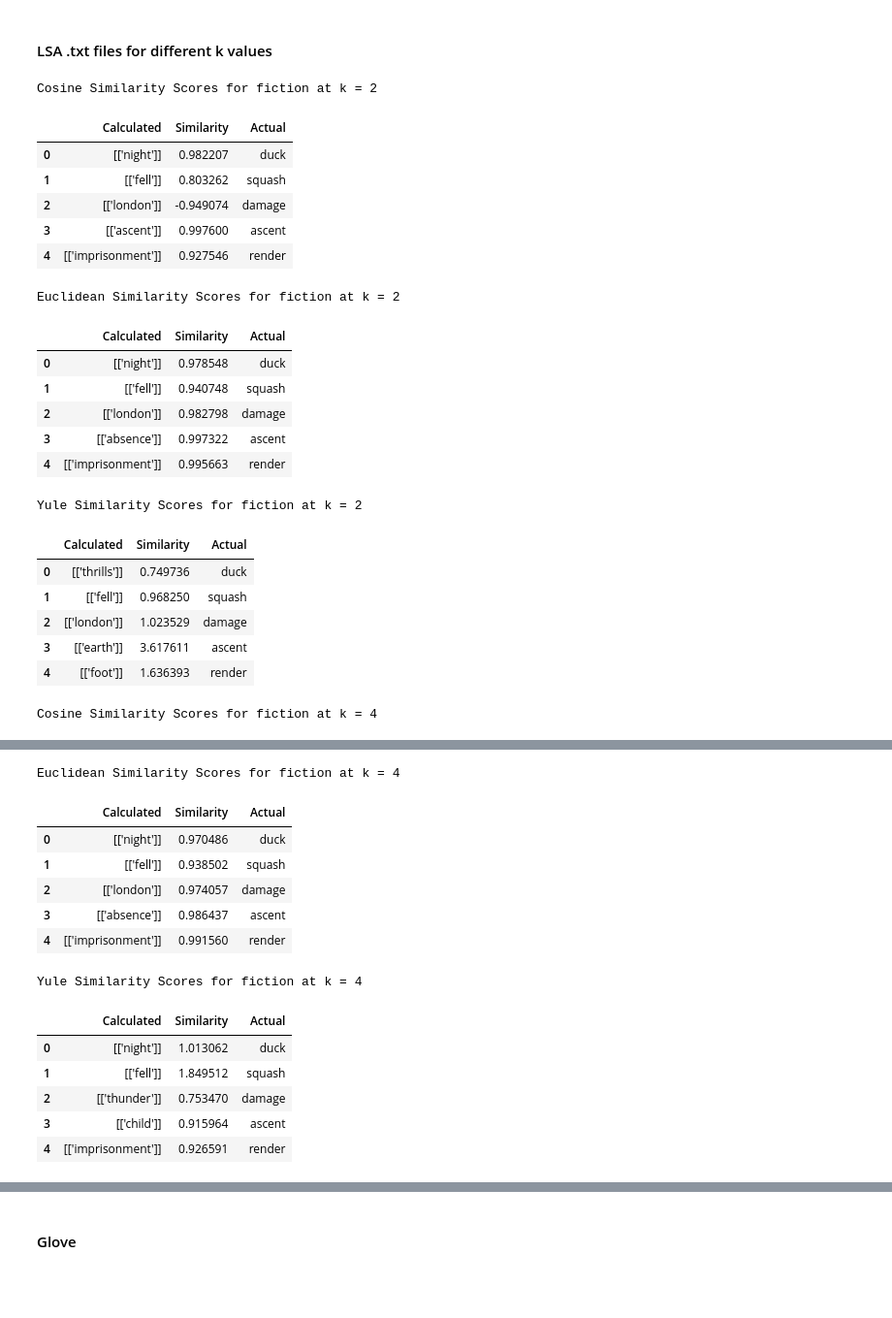
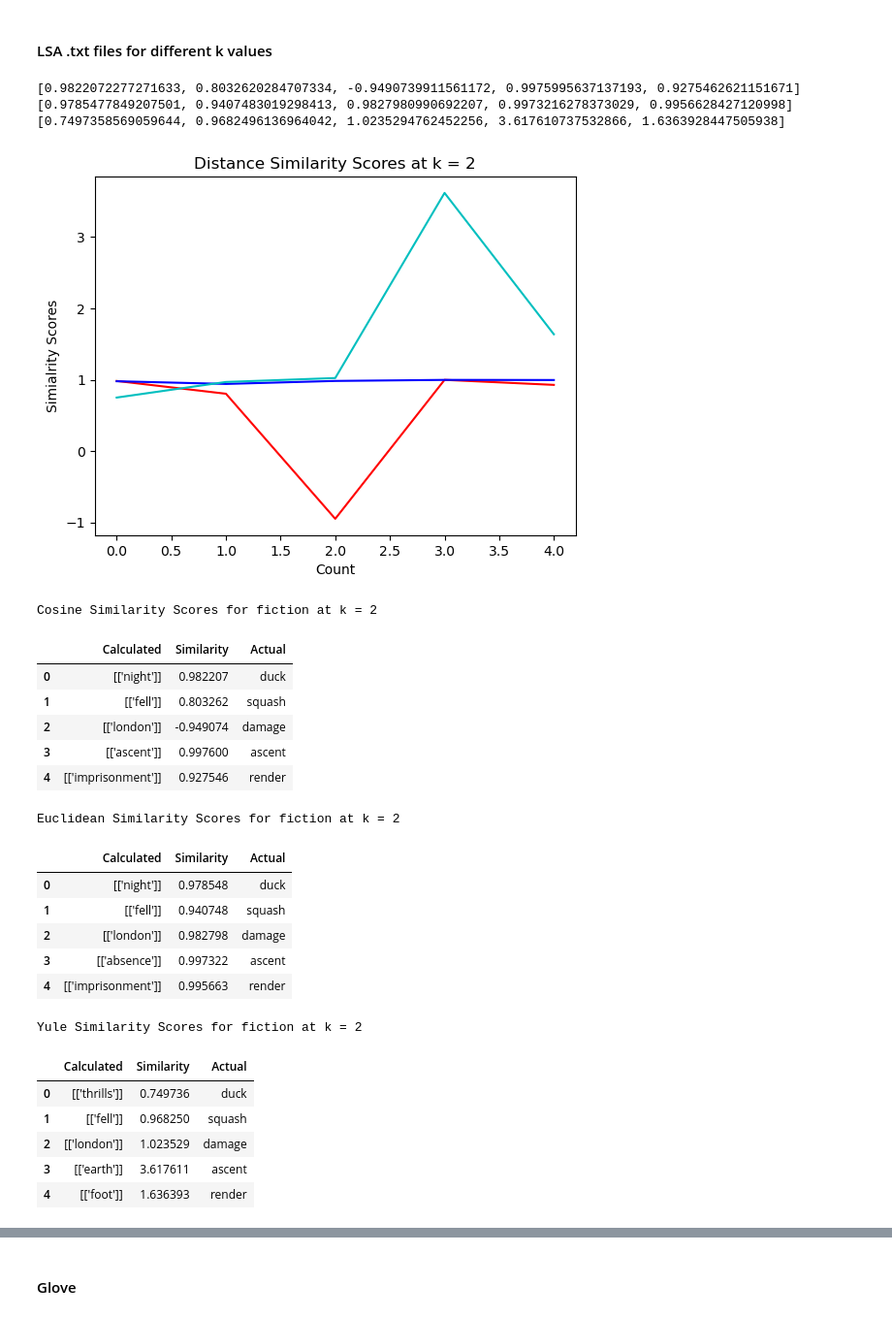
Before and after one commit to ya2189/LSA_eval, a Jupyter notebook: distance_calc/Distance_Metrics_Updated.ipynb, the cells around one changed output, grey strips where cells are left out. Shown at 97% size. Saved outputs shown, nothing was run; the diff lists cells and outputs as text; code cells hidden in the pictures; blank space fills up the shorter version.

Commit message:
Previous + Generated Graphs

```diff
--- a/distance_calc/Distance_Metrics_Updated.ipynb
+++ b/distance_calc/Distance_Metrics_Updated.ipynb
@@ -20,3 +21,17 @@ from scipy.spatial import distance
 # %% [markdown]
 #### Distance Calulations
+# %%
+def plot_graph(sim_arr, model, label, k, gr_type = '-k'):
+    x = np.linspace(0, len(sim_arr)-1, len(sim_arr), dtype=int)
+    plt.plot(x, sim_arr, gr_type)
+
+    plt.title("Distance Similarity Scores at k = " + k)
+    plt.xlabel('Count')
+    plt.ylabel('Simialrity Scores')
+
+
+#     if model == "LSA":
+#         plt.title("Distance Similarity Scores at k = " + k)
+#     elif model == "GloVe":
+#         plt.title("Distance Similarity Scores")
 # %%
@@ -40,11 +53,10 @@ def after_distance(cont_arr, optio):
 
     return max_arr, word
 # %%
-'''
-Calculating Distance Function
-'''
+'''Calculating Distance Function'''
 
-def cal_distances(quest, optio, model="LSA"):
+
+def cal_distances(quest, optio, k, model="LSA"):
     cosi_arr, eucd_arr, yule_arr = [], [], []
 
     for i in range(len(quest)):
@@ -63,7 +75,8 @@ def cal_distances(quest, optio, model="LSA"):
 
                 # Calculating Yule
                 tmp_arr_yule.append(1 - (distance.yule(dict_word_vectors[quest[i][0]] - dict_word_vectors[quest[i][2]], \
-                                                   dict_word_vectors[quest[i][1]] - dict_word_vectors[optio[i][j]])))
+                                                       dict_word_vectors[quest[i][1]] - dict_word_vectors[optio[i][j]])))
+
 
             elif model == "GloVe":
                 # Calculating Cosine
@@ -76,7 +89,8 @@ def cal_distances(quest, optio, model="LSA"):
 
                 # Calculating Yule
                 tmp_arr_yule.append(1 - (distance.yule(glove_word_vector[quest[i][0]] - glove_word_vector[quest[i][2]], \
-                                                   glove_word_vector[quest[i][1]] - glove_word_vector[optio[i][j]])))
+                                                       glove_word_vector[quest[i][1]] - glove_word_vector[optio[i][j]])))
+
 
 
         # Appending Arrays
@@ -94,6 +108,16 @@ def cal_distances(quest, optio, model="LSA"):
     eucd_df = pd.DataFrame({"Calculated":word_eucd, "Similarity": max_arr_eucd, "Actual":ans_list})
     yule_df = pd.DataFrame({"Calculated":word_yule, "Similarity": max_arr_yule, "Actual":ans_list})
 
+
+    # Generating Graphs
+    for _ in k:
+        plot_graph(max_arr_cosi, model, label = 'Cosine Distance', k = k, gr_type = '-r')
+        plot_graph(max_arr_eucd, model, label = 'Euclidean Distance', k = k, gr_type = '-b')
+        plot_graph(max_arr_yule, model, label = 'Yule Distance', k = k, gr_type = '-c')
+        plt.show()
+
+
+
     return cosi_df, eucd_df, yule_df
 # %% [markdown]
 #### Calling Questions and Options Dataframes for list Conversions
@@ -140,52 +164,55 @@ que_list, opt_list = conv_list(question)
 # %%
 # For fictional genere and all k values runs
 
 '''Importing all txt File and converting into '''
 
 import pickle
 
 k_arr = ["2", "4", "8", "16", "32", "64"]
 genre_arr = ["fiction", "nonfiction", "poetry"]      # Make changes in the loop - currently set to genre_arr[0] as default
 
 for i in range(len(genre_arr)):
     for j in range(len(k_arr)):
 
         ## Calling LSA model
         path = genre_arr[0] + "_term_embeddings_TXT/term2topic_" + genre_arr[0] + "_" + k_arr[j] + ".txt"
 
         word_file = open(path, "rb")
         word_vectors = pickle.load(word_file)
         word_file.close()
-
         dict_word_vectors = word_vectors
 
-        cosi_similarity, eucd_similarity, yule_similarity = cal_distances(que_list, opt_list, "LSA")
+        # Calculating Distance
+        cosi_similarity, eucd_similarity, yule_similarity = cal_distances(que_list, opt_list, k = k_arr[j], model="LSA")
+
 
         # Displaying Similarity Scores
-
         display(cosi_similarity.style.set_caption("Cosine Similarity Scores for " + genre_arr[i] + " at " + "k = " + k_arr[j]))
         display(eucd_similarity.style.set_caption("Euclidean Similarity Scores for " + genre_arr[i] + " at " + "k = " + k_arr[j]))
         display(yule_similarity.style.set_caption("Yule Similarity Scores for " + genre_arr[i] + " at " + "k = " + k_arr[j]))
 # %% [output]
-Cosine Similarity Scores for fiction at k = 2
+[0.9822072277271633, 0.8032620284707334, -0.9490739911561172, 0.9975995637137193, 0.9275462621151671]
+[0.9785477849207501, 0.9407483019298413, 0.9827980990692207, 0.9973216278373029, 0.9956628427120998]
+[0.7497358569059644, 0.9682496136964042, 1.0235294762452256, 3.617610737532866, 1.6363928447505938]
+[figure, added]
+Cosine Similarity Scores for fiction at k = 2
 |  | Calculated | Similarity | Actual |
 | 0 | [['night']] | 0.982207 | duck |
 | 1 | [['fell']] | 0.803262 | squash |
 | 2 | [['london']] | -0.949074 | damage |
 | 3 | [['ascent']] | 0.997600 | ascent |
 | 4 | [['imprisonment']] | 0.927546 | render |
-Euclidean Similarity Scores for fiction at k = 2
+Euclidean Similarity Scores for fiction at k = 2
 |  | Calculated | Similarity | Actual |
 | 0 | [['night']] | 0.978548 | duck |
 | 1 | [['fell']] | 0.940748 | squash |
 | 2 | [['london']] | 0.982798 | damage |
 | 3 | [['absence']] | 0.997322 | ascent |
 | 4 | [['imprisonment']] | 0.995663 | render |
-Yule Similarity Scores for fiction at k = 2
+Yule Similarity Scores for fiction at k = 2
 |  | Calculated | Similarity | Actual |
 | 0 | [['thrills']] | 0.749736 | duck |
 | 1 | [['fell']] | 0.968250 | squash |
 | 2 | [['london']] | 1.023529 | damage |
 | 3 | [['earth']] | 3.617611 | ascent |
 | 4 | [['foot']] | 1.636393 | render |
-Cosine Similarity Scores for fiction at k = 4
@@ -195,17 +227,3 @@ Cosine Similarity Scores for fiction at k = 4
 | 2 | [['london']] | -0.813826 | damage |
 | 3 | [['ascent']] | 0.906467 | ascent |
 | 4 | [['imprisonment']] | 0.874400 | render |
-Euclidean Similarity Scores for fiction at k = 4
-|  | Calculated | Similarity | Actual |
-| 0 | [['night']] | 0.970486 | duck |
-| 1 | [['fell']] | 0.938502 | squash |
-| 2 | [['london']] | 0.974057 | damage |
-| 3 | [['absence']] | 0.986437 | ascent |
-| 4 | [['imprisonment']] | 0.991560 | render |
-Yule Similarity Scores for fiction at k = 4
-|  | Calculated | Similarity | Actual |
-| 0 | [['night']] | 1.013062 | duck |
-| 1 | [['fell']] | 1.849512 | squash |
-| 2 | [['thunder']] | 0.753470 | damage |
-| 3 | [['child']] | 0.915964 | ascent |
-| 4 | [['imprisonment']] | 0.926591 | render |
```
Also changed, not shown: parts of 4 cells of this notebook.
